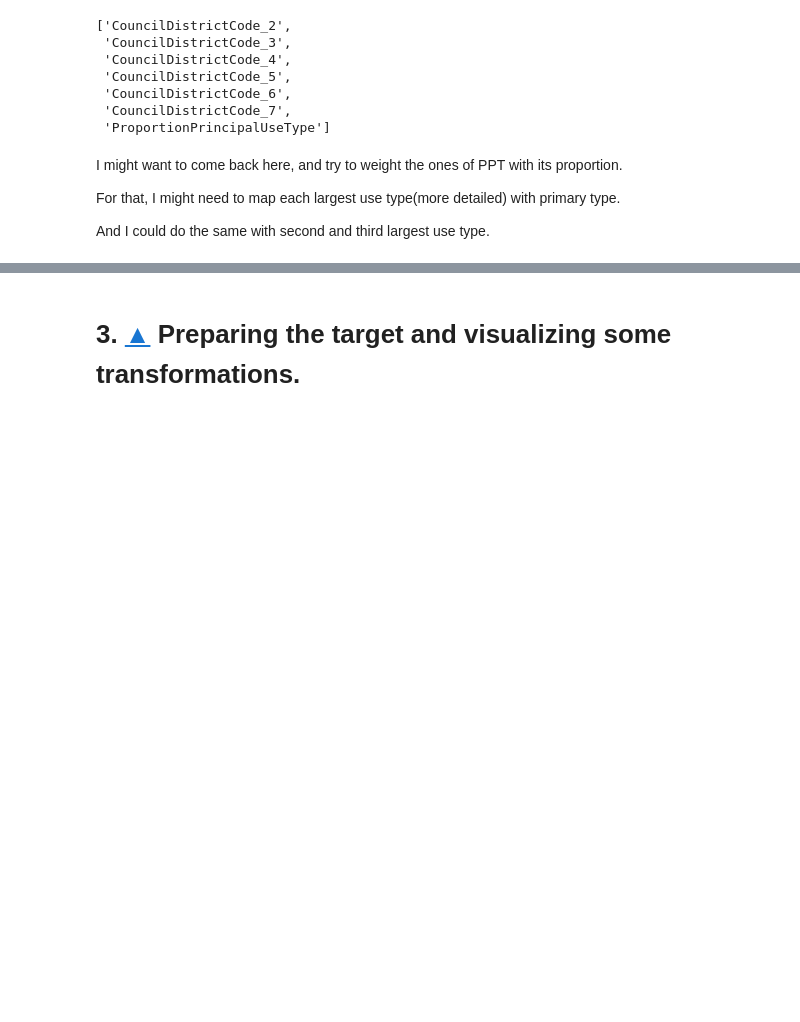
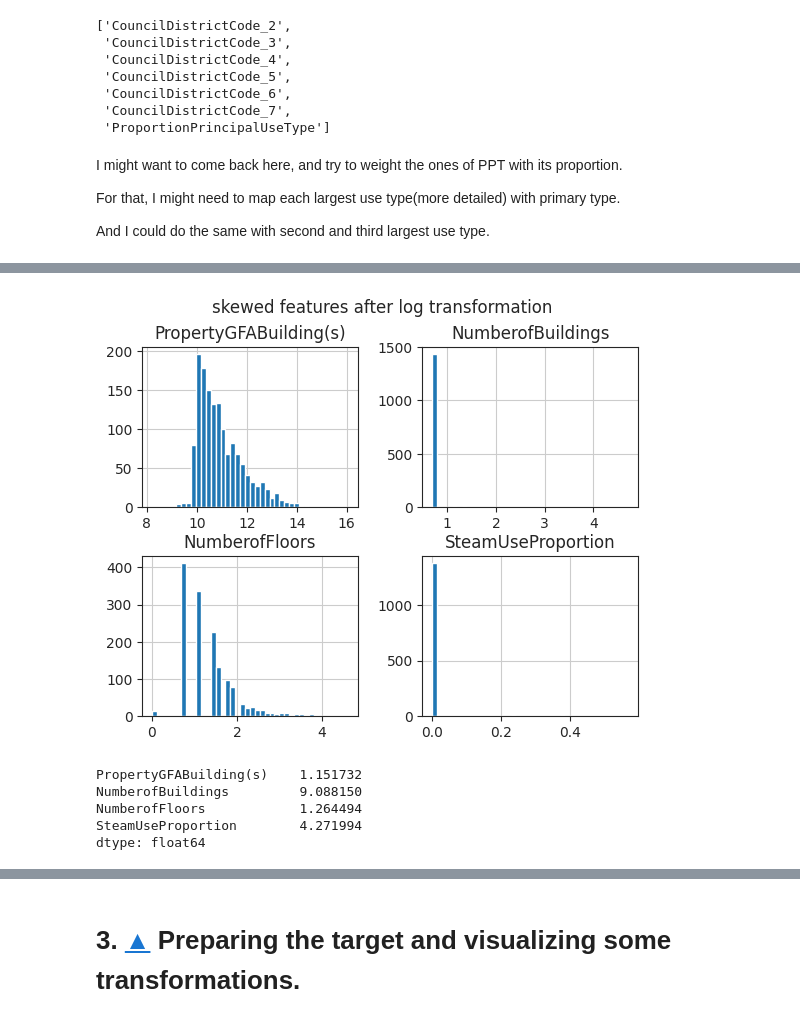
Before and after one commit to JulienfLeBoucher/OC_environmental_predictions, a Jupyter notebook: total_energy_predictions.ipynb, the cells around one changed output, grey strips where cells are left out. Cells and saved outputs as stored; diff of their text form; code cells hidden in the pictures; blank space fills up the shorter version.

```diff
--- a/total_energy_predictions.ipynb
+++ b/total_energy_predictions.ipynb
@@ -274,0 +310,14 @@ And I could do the same with second and third largest use type.
+# %%
+log_inputs = np.log1p(data[skewed_fts])
+# %%
+log_inputs.hist(bins=40)
+plt.suptitle("skewed features after log transformation")
+plt.show()
+log_inputs.skew()
+# %% [output]
+[figure, added]
+PropertyGFABuilding(s)    1.151732
+NumberofBuildings         9.088150
+NumberofFloors            1.264494
+SteamUseProportion        4.271994
+dtype: float64
```
Also changed, not shown: parts of 39 cells of this notebook.
